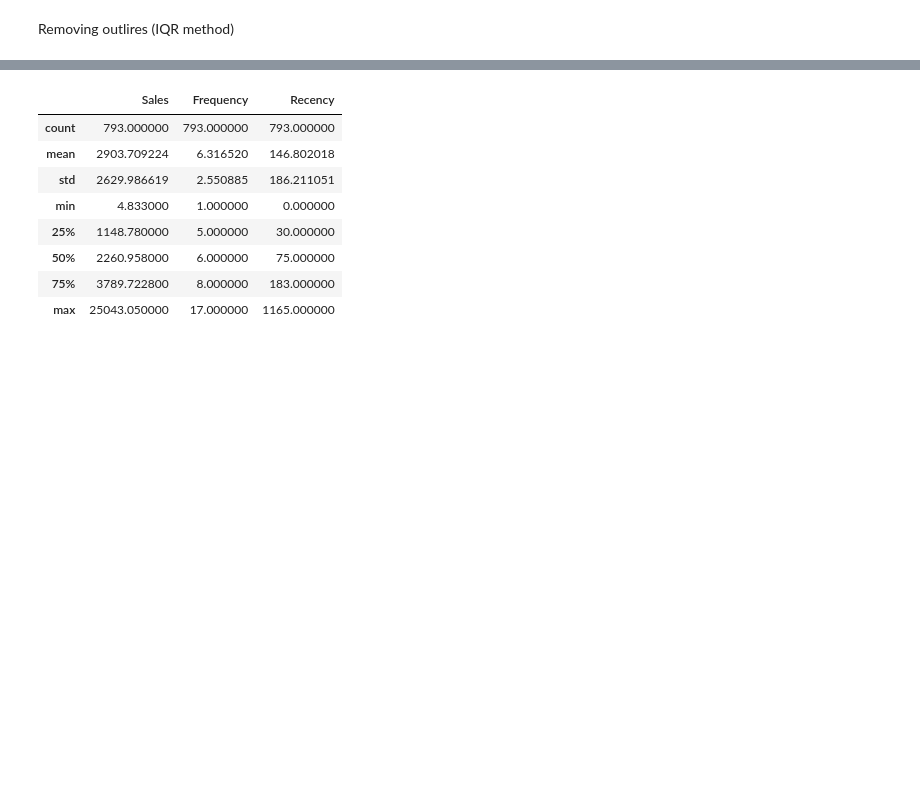
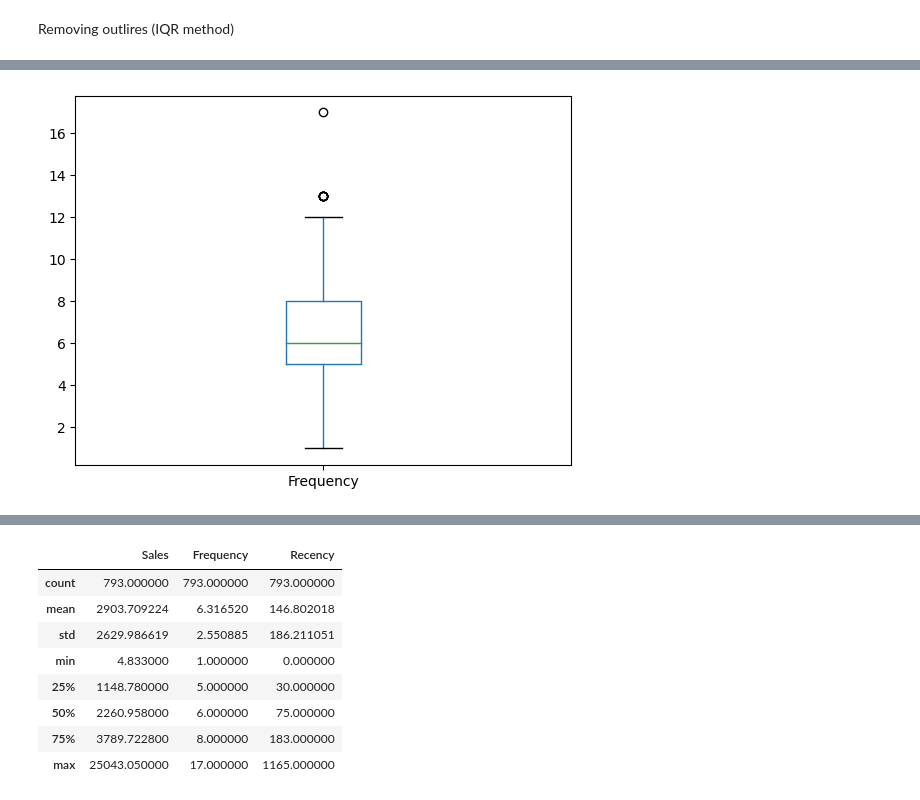
Before and after one commit to YanaOrf/E_Commerce, a Jupyter notebook: E-commerce EDA.ipynb, the cells around one changed output, grey strips where cells are left out. Cells and saved outputs as stored; diff of their text form; code cells hidden in the pictures; blank space fills up the shorter version.

```diff
--- a/E-commerce EDA.ipynb
+++ b/E-commerce EDA.ipynb
@@ -282,0 +281,4 @@ Removing outlires (IQR method)
+# %%
+plot_boxplot(metrics,"Frequency")
+# %% [output]
+[figure, added]
```
Also changed, not shown: parts of 41 cells of this notebook.
